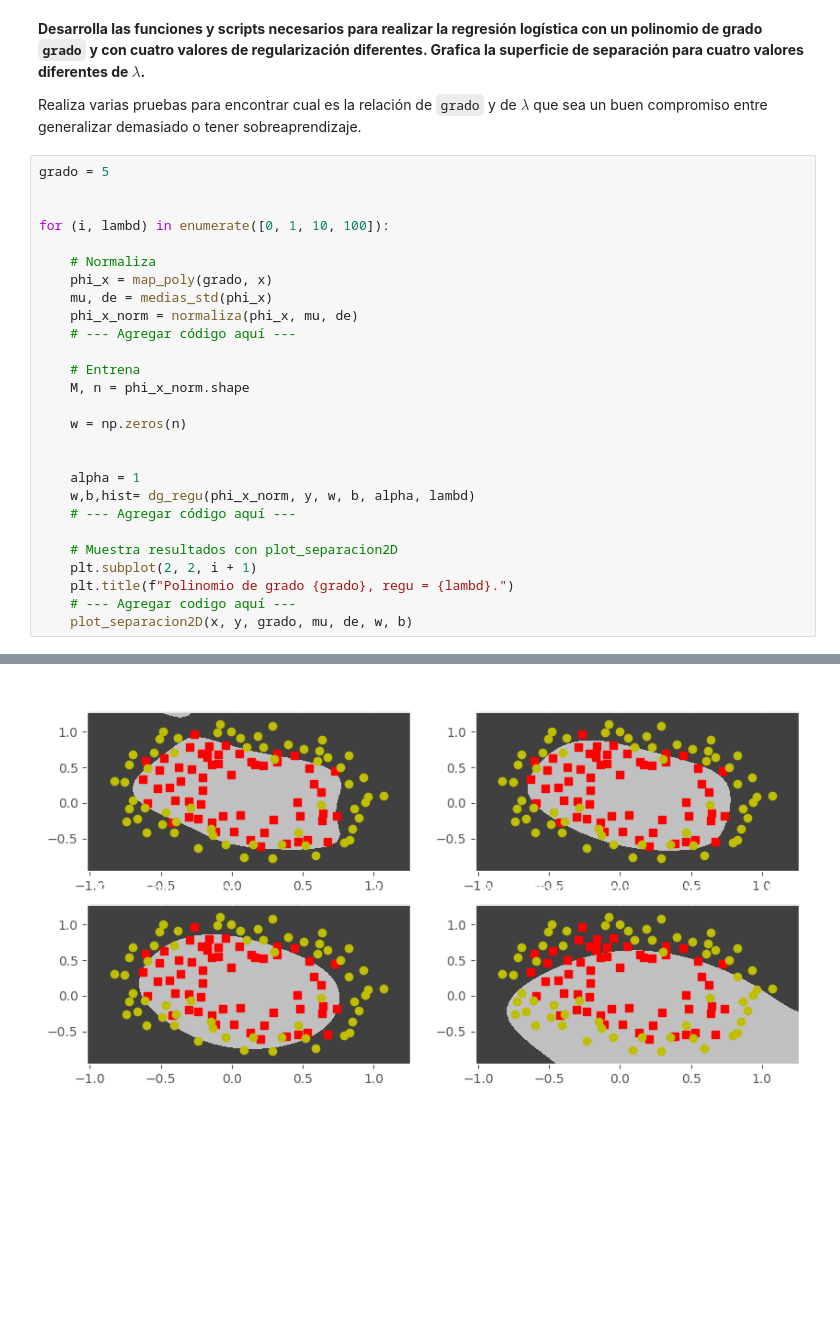
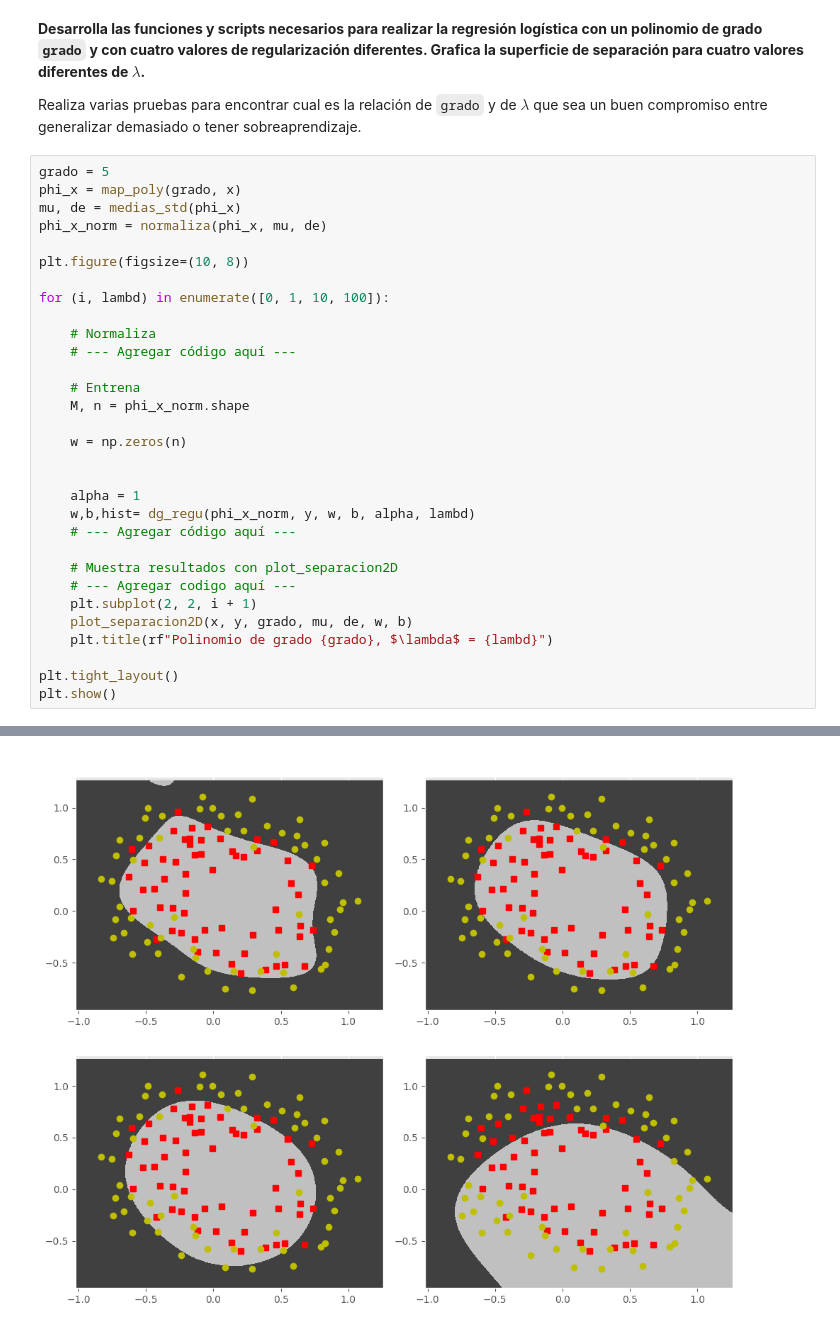
Before and after one commit to SebastianAlcantarr/2-Aprendizaje-2026, a Jupyter notebook: regularizacion_logistica.ipynb, the cells around one changed output, grey strips where cells are left out. Drawn from its saved outputs; the diff is of its cells as text; blank space fills up the shorter version.

```diff
--- a/regularizacion_logistica.ipynb
+++ b/regularizacion_logistica.ipynb
@@ -569,14 +569,15 @@ def dg_regu(x, y, w, b, alpha, lambd, max_iter=10_000, tol=1e-4, historial=False
 Realiza varias pruebas para encontrar cual es la relación de `grado` y de $\lambda$ que sea un buen compromiso entre generalizar demasiado o tener sobreaprendizaje.
 # %%
 grado = 5
+phi_x = map_poly(grado, x)
+mu, de = medias_std(phi_x)
+phi_x_norm = normaliza(phi_x, mu, de)
 
+plt.figure(figsize=(10, 8))
 
 for (i, lambd) in enumerate([0, 1, 10, 100]):
 
     # Normaliza
-    phi_x = map_poly(grado, x)
-    mu, de = medias_std(phi_x)
-    phi_x_norm = normaliza(phi_x, mu, de)
     # --- Agregar código aquí ---
 
     # Entrena
@@ -590,9 +591,12 @@ for (i, lambd) in enumerate([0, 1, 10, 100]):
     # --- Agregar código aquí ---
 
     # Muestra resultados con plot_separacion2D
+    # --- Agregar codigo aquí ---
     plt.subplot(2, 2, i + 1)
-    plt.title(f"Polinomio de grado {grado}, regu = {lambd}.")
-    # --- Agregar codigo aquí ---
     plot_separacion2D(x, y, grado, mu, de, w, b)
+    plt.title(rf"Polinomio de grado {grado}, $\lambda$ = {lambd}")
+
+plt.tight_layout()
+plt.show()
 # %% [output]
 (600, 600) (600, 600) (360000, 20)
@@ -600,7 +604,7 @@ for (i, lambd) in enumerate([0, 1, 10, 100]):
 (600, 600) (600, 600) (360000, 20)
 (247596,)
 (600, 600) (600, 600) (360000, 20)
 (243458,)
 (600, 600) (600, 600) (360000, 20)
 (172891,)
-[figure, old version]
+[figure, new version]
```
Also changed, not shown: parts of 3 cells of this notebook.
